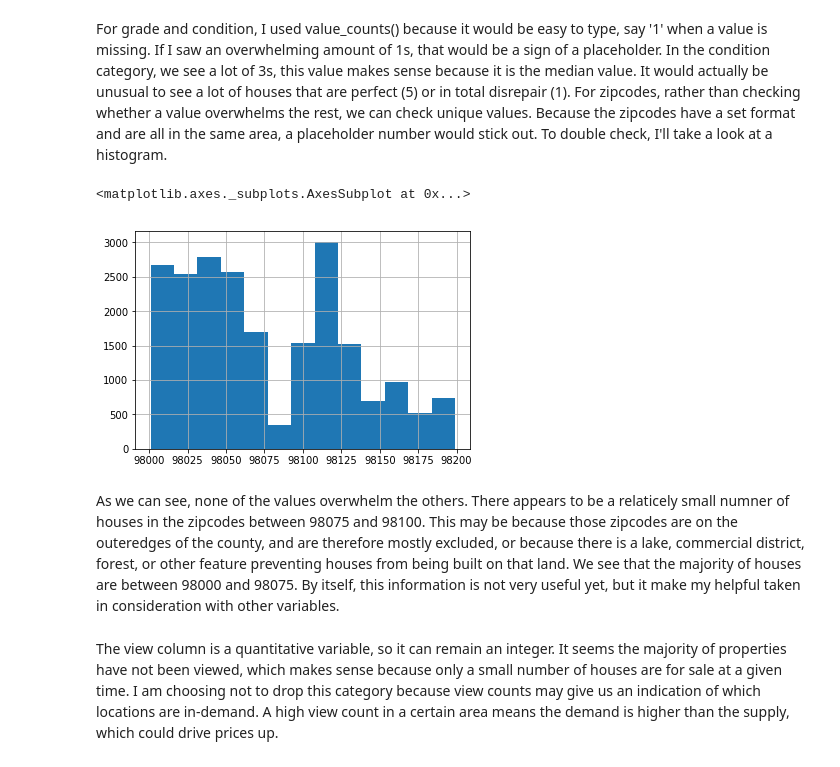
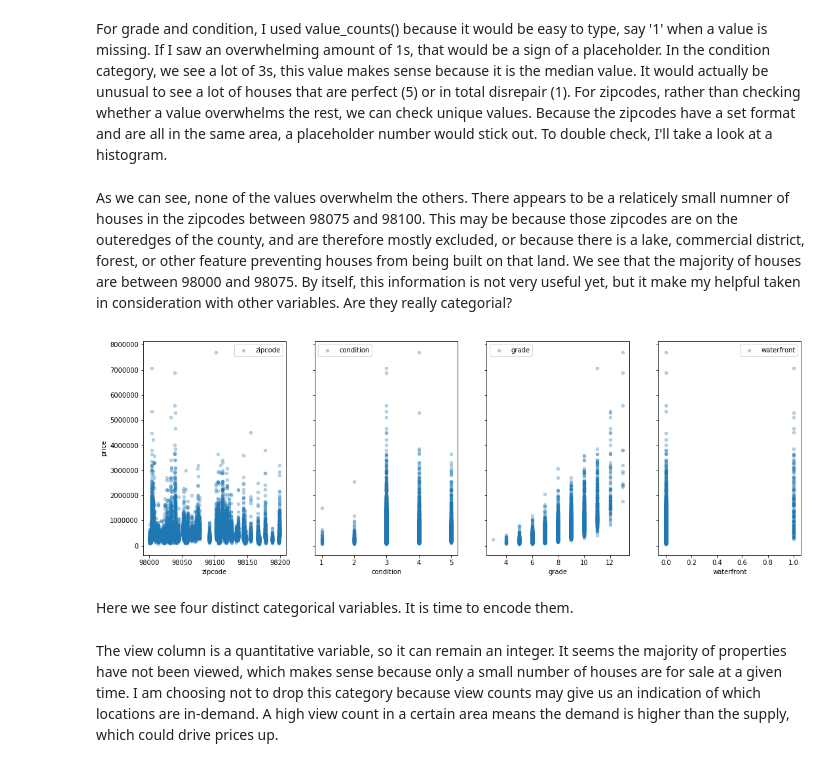
Before and after one commit to SarabiEventide/dsc-1-final-project-online-ds-sp-000, a Jupyter notebook: student.ipynb, the cells around one changed output. Drawn from its saved outputs; the diff is of its cells as text; code cells hidden in the pictures.

Commit message:
adding some functions and continue modeling

```diff
--- a/student.ipynb
+++ b/student.ipynb
@@ -90,0 +126,9 @@ As I suspected, the waterfront, condition, grade and zipcode values are all cate
+# %%
+# Automate comparative scatterplot viewing
+# this function allows me to plot 4 scatterplots next to each other
+# for ease of comparison
+def multi_scatter(column_names = None, target = None):
+    fig, axs = plt.subplots(1, 4, sharey=True, figsize=(18, 6))
+    for idx, feature in enumerate(column_names):
+        df.plot(kind='scatter', x=feature, y=target, ax=axs[idx], label=feature, alpha = 0.3)
+    plt.legend()
@@ -129,13 +184,14 @@ array([98178, 98125, 98028, 98136, 98074, 98053, 98003, 98198, 98146,
        98031, 98106, 98072, 98188, 98014, 98055, 98039], dtype=int64)
 # %% [markdown]
 For grade and condition, I used value_counts() because it would be easy to type, say '1' when a value is missing. If I saw an overwhelming amount of 1s, that would be a sign of a placeholder. In the condition category, we see a lot of 3s, this value makes sense because it is the median value. It would actually be unusual to see a lot of houses that are perfect (5) or in total disrepair (1). For zipcodes, rather than checking whether a value overwhelms the rest, we can check unique values. Because the zipcodes have a set format and are all in the same area, a placeholder number would stick out. To double check, I'll take a look at a histogram.
-# %%
-df['zipcode'].hist(bins = 13)
-# %% [output]
-<matplotlib.axes._subplots.AxesSubplot at 0x...>
-[figure, removed]
 # %% [markdown]
-As we can see, none of the values overwhelm the others. There appears to be a relaticely small numner of houses in the zipcodes between 98075 and 98100. This may be because those zipcodes are on the outeredges of the county, and are therefore mostly excluded, or because there is a lake, commercial district, forest, or other feature preventing houses from being built on that land. We see that the majority of houses are between 98000 and 98075. By itself, this information is not very useful yet, but it make my helpful taken in consideration with other variables.
+As we can see, none of the values overwhelm the others. There appears to be a relaticely small numner of houses in the zipcodes between 98075 and 98100. This may be because those zipcodes are on the outeredges of the county, and are therefore mostly excluded, or because there is a lake, commercial district, forest, or other feature preventing houses from being built on that land. We see that the majority of houses are between 98000 and 98075. By itself, this information is not very useful yet, but it make my helpful taken in consideration with other variables. Are they really categorial?
+# %%
+multi_scatter(column_names = ['zipcode', 'condition', 'grade', 'waterfront'], target = 'price')
+# %% [output]
+[figure, added]
+# %% [markdown]
+Here we see four distinct categorical variables. It is time to encode them.
 # %%
 df['condition'] = df['condition'].astype("category")  # The condition is actually a qualitative variable, not a quantitative one
 df['grade'] = df['grade'].astype("category")  # Grade is a qualitative variable
```
Also changed, not shown: parts of 50 cells of this notebook.
